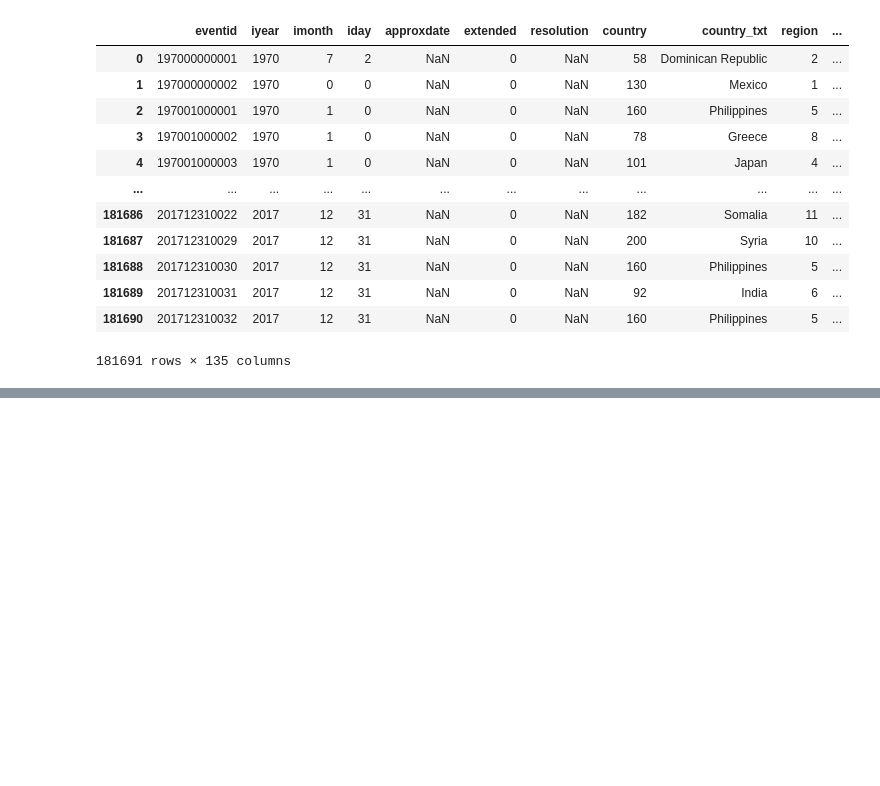
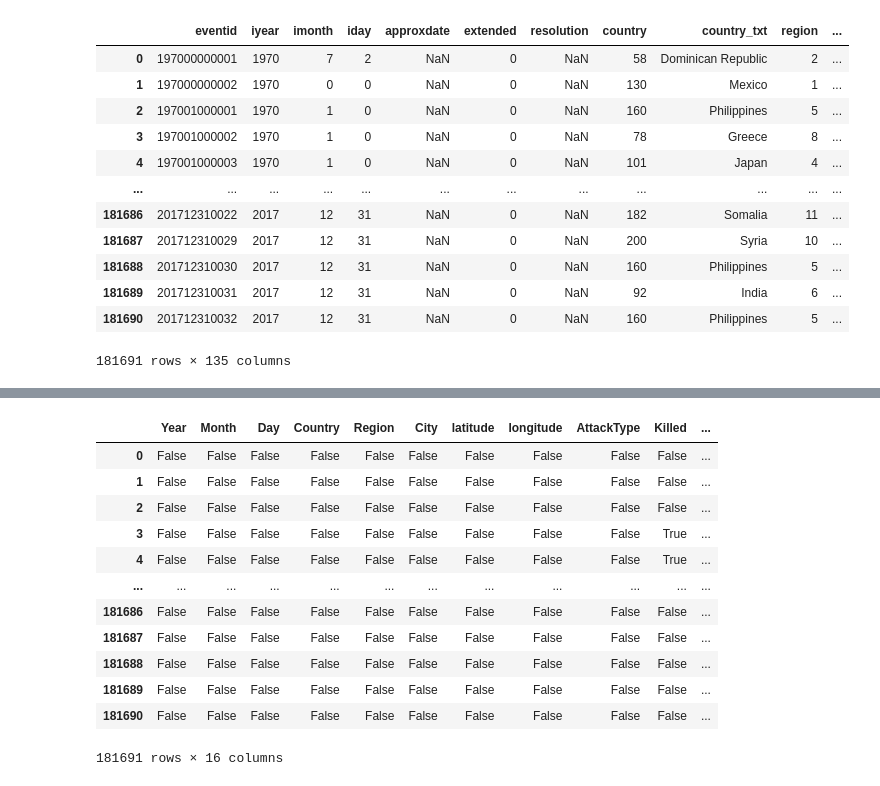
Before and after one commit to Prashant-op/-ABTN0102-Global-Terrorism-Analysis, a Jupyter notebook: Prashant_Bhardwaj_24_02_2021_[ABTN0102]_Global_Terrorism_Analysis.ipynb, the cells around one changed output, grey strips where cells are left out. Saved outputs shown, nothing was run; the diff lists cells and outputs as text; code cells hidden in the pictures; blank space fills up the shorter version.

```diff
--- a/Prashant_Bhardwaj_24_02_2021_[ABTN0102]_Global_Terrorism_Analysis.ipynb
+++ b/Prashant_Bhardwaj_24_02_2021_[ABTN0102]_Global_Terrorism_Analysis.ipynb
@@ -52,0 +144,16 @@ df.tail()
+# %%
+df.isnull()
+# %% [output]
+|  | Year | Month | Day | Country | Region | City | latitude | longitude | AttackType | Killed | ... |
+| 0 | False | False | False | False | False | False | False | False | False | False | ... |
+| 1 | False | False | False | False | False | False | False | False | False | False | ... |
+| 2 | False | False | False | False | False | False | False | False | False | False | ... |
+| 3 | False | False | False | False | False | False | False | False | False | True | ... |
+| 4 | False | False | False | False | False | False | False | False | False | True | ... |
+| ... | ... | ... | ... | ... | ... | ... | ... | ... | ... | ... | ... |
+| 181686 | False | False | False | False | False | False | False | False | False | False | ... |
+| 181687 | False | False | False | False | False | False | False | False | False | False | ... |
+| 181688 | False | False | False | False | False | False | False | False | False | False | ... |
+| 181689 | False | False | False | False | False | False | False | False | False | False | ... |
+| 181690 | False | False | False | False | False | False | False | False | False | False | ... |
+181691 rows × 16 columns
```
Also changed, not shown: parts of 27 cells of this notebook.
